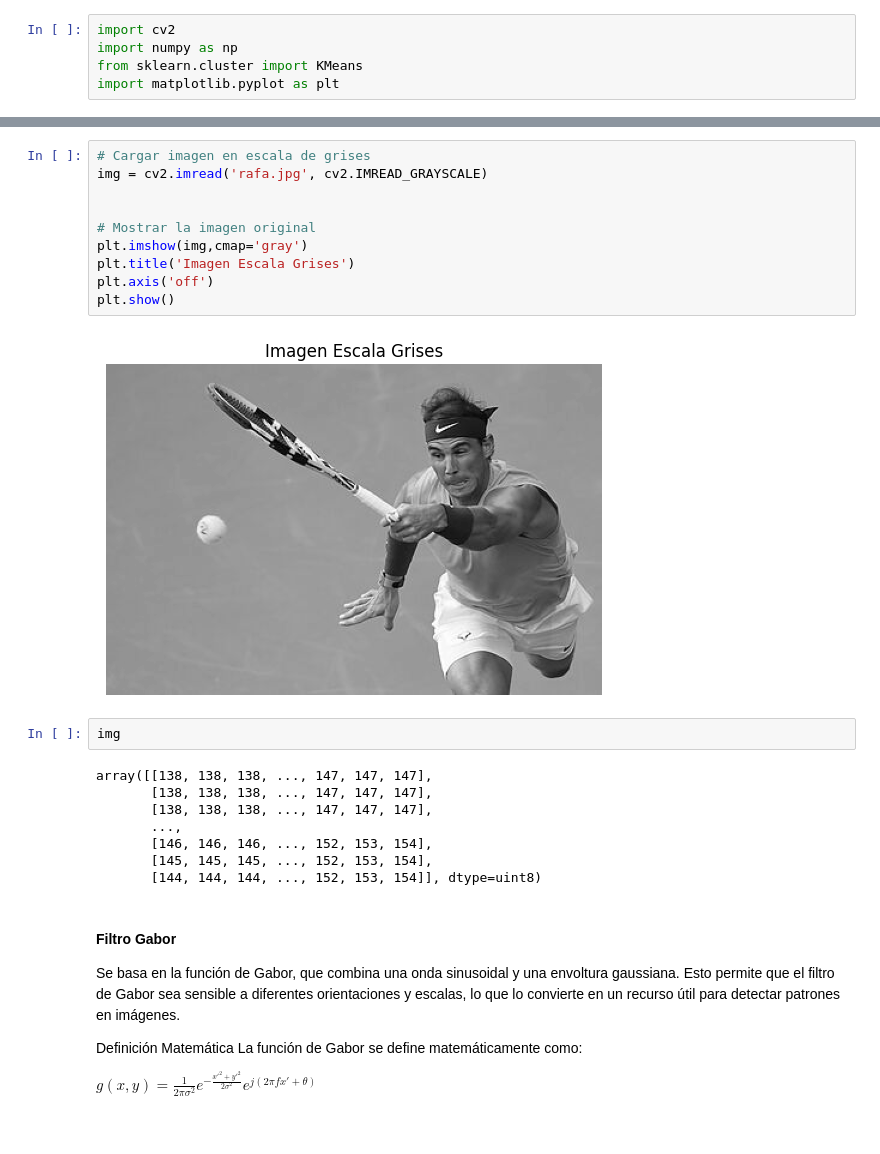
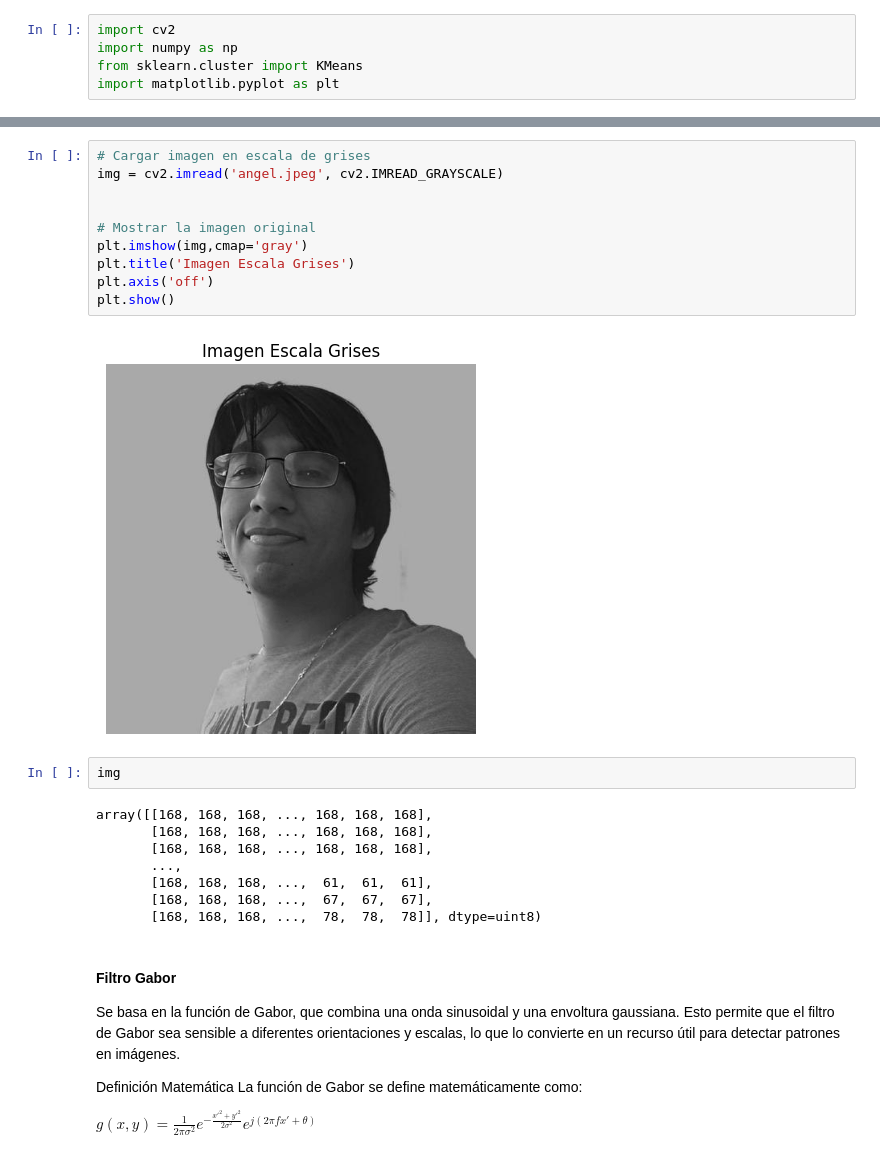
Before and after one commit to depresionTropical/temas-selectos-IA, a Jupyter notebook: U2-CV/Segmentaicón_Textutas.ipynb, the cells around one changed output, grey strips where cells are left out. Drawn from its saved outputs; the diff is of its cells as text; blank space fills up the shorter version.

```diff
--- a/U2-CV/Segmentaicón_Textutas.ipynb
+++ b/U2-CV/Segmentaicón_Textutas.ipynb
@@ -84,25 +84,25 @@ array([[[ 79, 150, 228],
 # %%
 # Cargar imagen en escala de grises
-img = cv2.imread('rafa.jpg', cv2.IMREAD_GRAYSCALE)
+img = cv2.imread('angel.jpeg', cv2.IMREAD_GRAYSCALE)
 
 
 # Mostrar la imagen original
 plt.imshow(img,cmap='gray')
 plt.title('Imagen Escala Grises')
 plt.axis('off')
 plt.show()
 # %% [output]
-[figure, old version]
+[figure, new version]
 # %%
 img
 # %% [output]
-array([[138, 138, 138, ..., 147, 147, 147],
-       [138, 138, 138, ..., 147, 147, 147],
-       [138, 138, 138, ..., 147, 147, 147],
+array([[168, 168, 168, ..., 168, 168, 168],
+       [168, 168, 168, ..., 168, 168, 168],
+       [168, 168, 168, ..., 168, 168, 168],
        ...,
-       [146, 146, 146, ..., 152, 153, 154],
-       [145, 145, 145, ..., 152, 153, 154],
-       [144, 144, 144, ..., 152, 153, 154]], dtype=uint8)
+       [168, 168, 168, ...,  61,  61,  61],
+       [168, 168, 168, ...,  67,  67,  67],
+       [168, 168, 168, ...,  78,  78,  78]], dtype=uint8)
 # %% [markdown]
 #### Filtro Gabor
 
```
Also changed, not shown: parts of 8 cells of this notebook, 2 other files.
